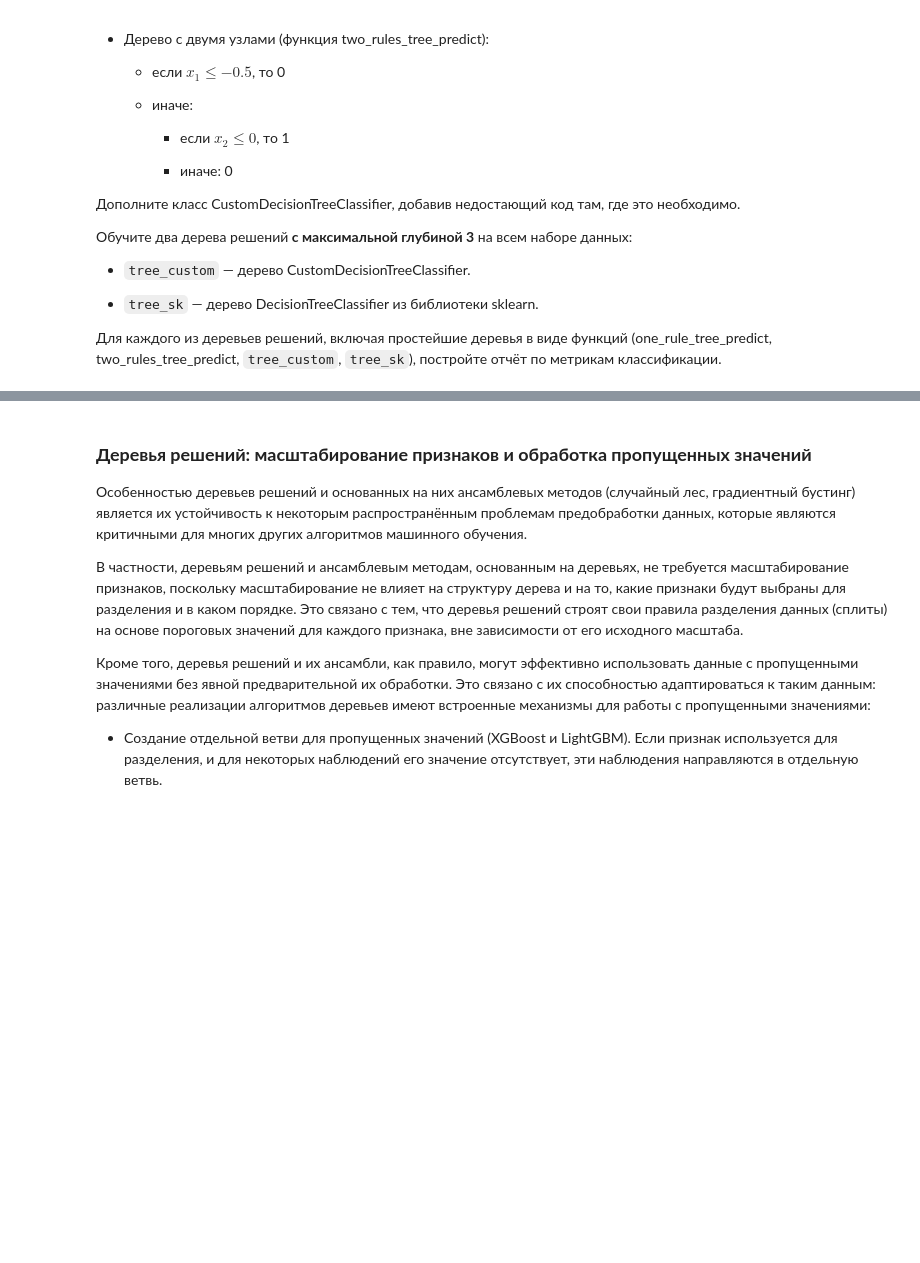
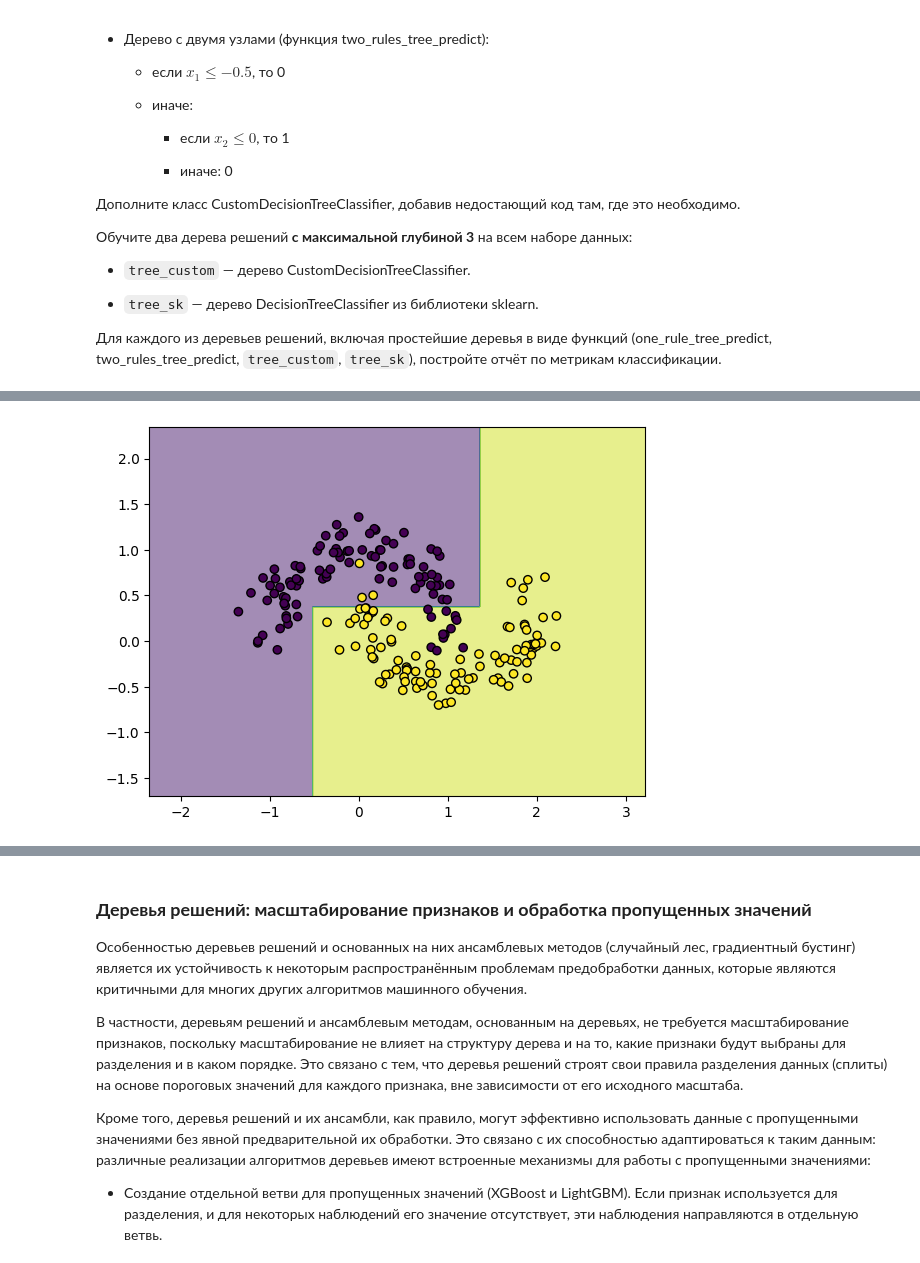
Before and after one commit to 2813/ODS-homework, a Jupyter notebook: 04_ODS_ML.ipynb, the cells around one changed output, grey strips where cells are left out. Cells and saved outputs as stored; diff of their text form; code cells hidden in the pictures; blank space fills up the shorter version.

```diff
--- a/04_ODS_ML.ipynb
+++ b/04_ODS_ML.ipynb
@@ -319,7 +358,7 @@ class CustomDecisionTreeClassifier():
         """
         _, counts = np.unique(y, return_counts=True)
         probabilities = counts / len(y)
-        return ...
+        return 1 - np.sum(probabilities**2)
 
     def best_split(self, X, y):
         """
@@ -345,12 +384,12 @@ class CustomDecisionTreeClassifier():
             for threshold in thresholds:
                 mask_left = X[feature] <= threshold
                 mask_right = ~mask_left
-                N_left = ...
-                N_right = ...
+                N_left = np.sum(mask_left) # количество элементов в левом поддереве
+                N_right = np.sum(mask_right)
                 if N_left == 0 or N_right == 0:
                     continue
-                gini_left = ...
-                gini_right = ...
+                gini_left = self.gini_impurity(y[mask_left])
+                gini_right = self.gini_impurity(y[mask_right])
                 weighted_gini = (N_left * gini_left + N_right * gini_right) / N
                 if weighted_gini < best_gini:
                     best_gini = weighted_gini
@@ -380,12 +419,12 @@ class CustomDecisionTreeClassifier():
         if self.feature is None or gini >= self.gini:
             return
         self.gini = gini
-        mask_left = ...
-        mask_right = ...
-        self.left = CustomDecisionTreeClassifier(...)
-        self.right = CustomDecisionTreeClassifier(...)
-        self.left.fit(...)
-        self.right.fit(...)
+        mask_left = X[self.feature] <= self.threshold
+        mask_right = ~mask_left
+        self.left = CustomDecisionTreeClassifier(max_depth=self.max_depth-1)
+        self.right = CustomDecisionTreeClassifier(max_depth=self.max_depth-1)
+        self.left.fit(X[mask_left], y[mask_left])
+        self.right.fit(X[mask_right], y[mask_right])
         return self
 
     def predict(self, X):
@@ -400,8 +439,8 @@ class CustomDecisionTreeClassifier():
         """
         if self.feature is None:
             return np.full(X.shape[0], self.label)
-        mask_left = ...
-        mask_right = ...
+        mask_left = X[self.feature] <= self.threshold
+        mask_right = ~mask_left
         y_pred = np.empty(X.shape[0])
         y_pred[mask_left] = self.left.predict(X[mask_left])
         y_pred[mask_right] = self.right.predict(X[mask_right])
@@ -470,7 +520,9 @@ tree_custom = CustomDecisionTreeClassifier(...)
 # %%
 # Визуализируйте границу решений классификатора tree_custom на всем наборе данных
 
-...
+display_decision_boundary(tree_custom.predict, features, labels)
+# %% [output]
+[figure, added]
 # %%
 # Визуализируйте дерево tree_custom
 
```
Also changed, not shown: parts of 15 cells of this notebook.
